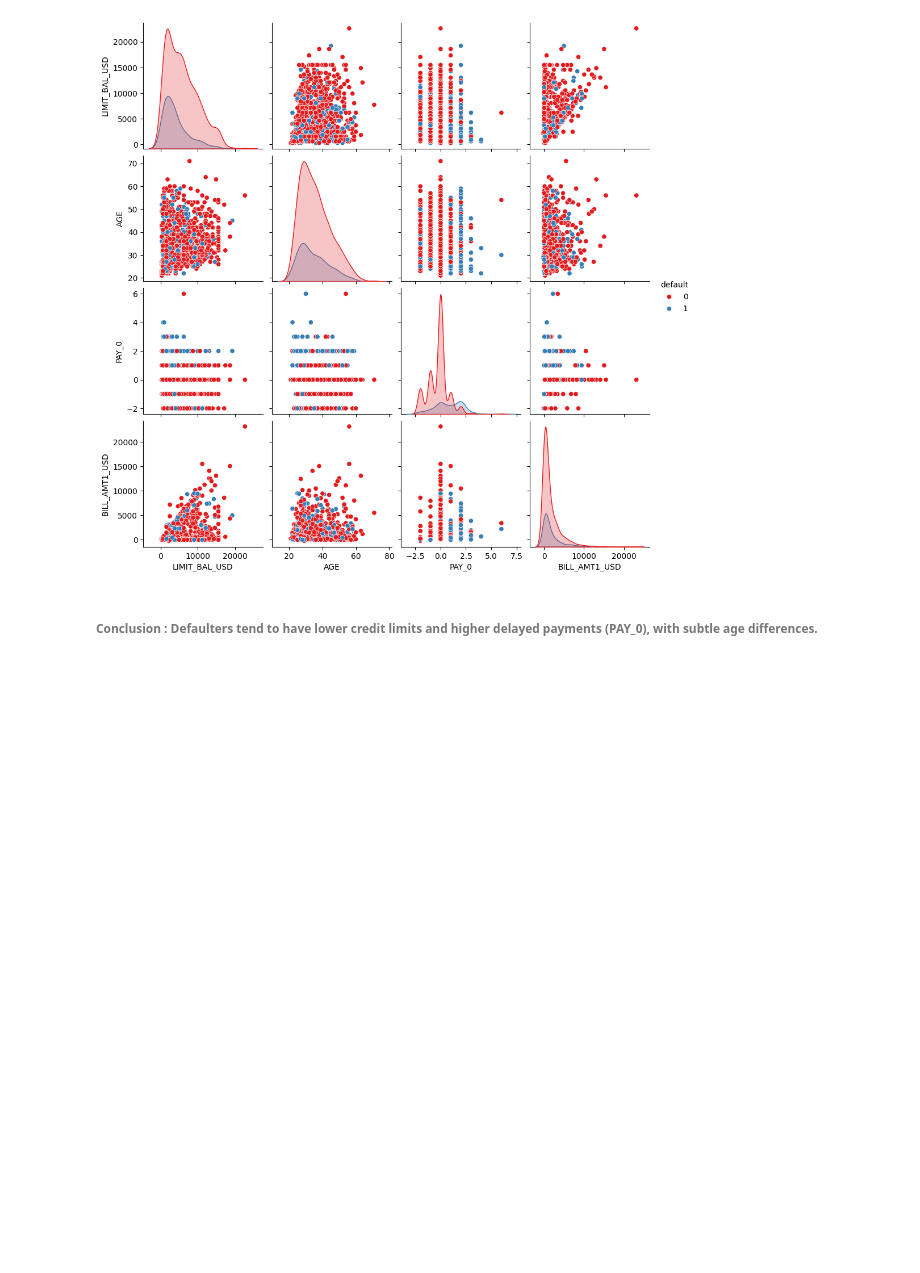
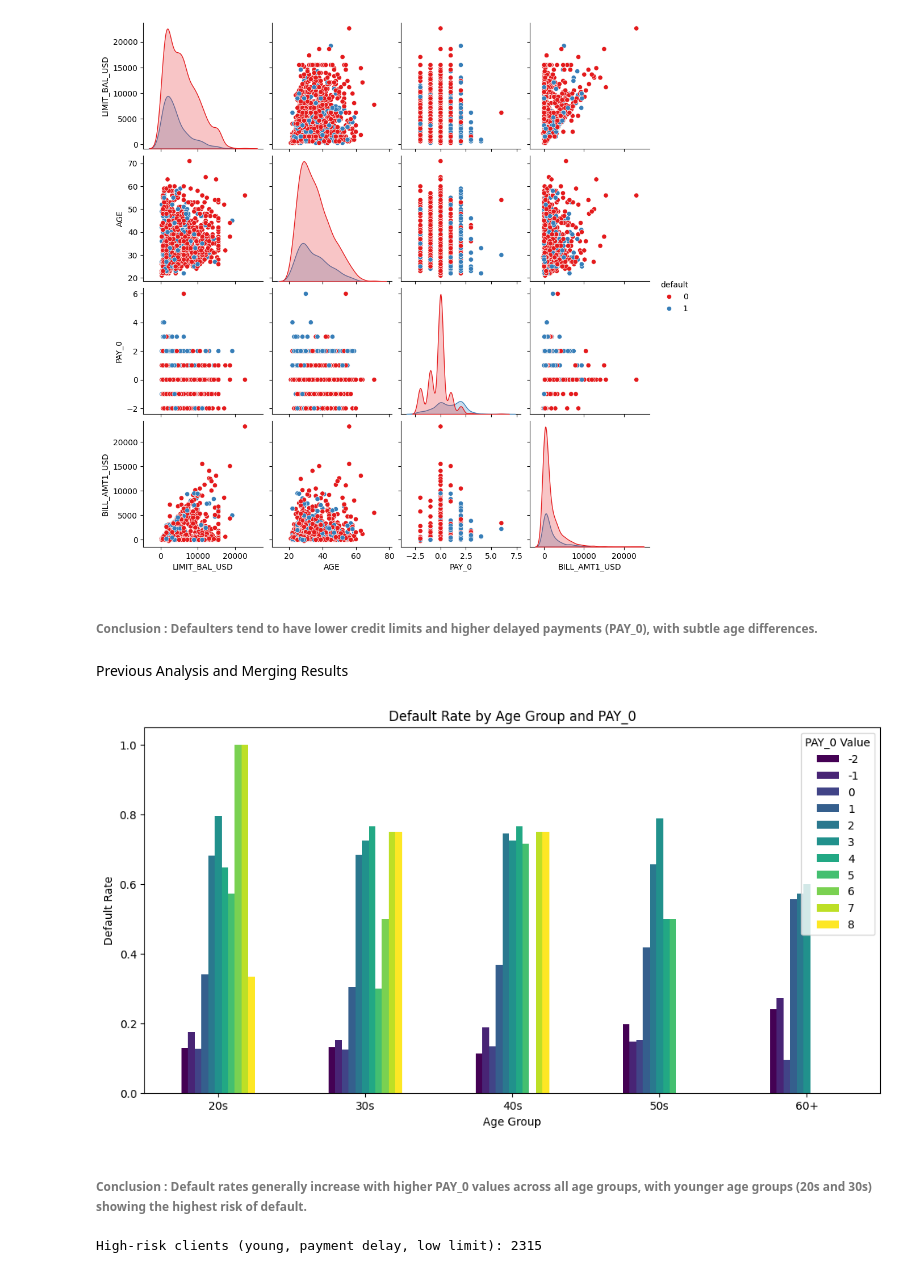
Before and after one commit to sonakshiprojects/CreditEDAproject, a Jupyter notebook: eda.ipynb, the cells around one changed output. Cells and saved outputs as stored; diff of their text form; code cells hidden in the pictures; blank space fills up the shorter version.

Commit message:
Previous Analysis and Merging Results

```diff
--- a/eda.ipynb
+++ b/eda.ipynb
@@ -21,10 +21,7 @@ df.rename(columns={'default.payment.next.month': 'default'}, inplace=True)
 nt_to_usd = 0.031
 
 # NT$ columns to convert and then drop
-nt_columns = ['LIMIT_BAL', 'BILL_AMT1', 'BILL_AMT2', 'BILL_AMT3',
-              'BILL_AMT4', 'BILL_AMT5', 'BILL_AMT6',
-              'PAY_AMT1', 'PAY_AMT2', 'PAY_AMT3',
-              'PAY_AMT4', 'PAY_AMT5', 'PAY_AMT6']
+nt_columns = ['LIMIT_BAL', 'BILL_AMT1', 'BILL_AMT2', 'BILL_AMT3', 'BILL_AMT4', 'BILL_AMT5', 'BILL_AMT6','PAY_AMT1', 'PAY_AMT2', 'PAY_AMT3','PAY_AMT4', 'PAY_AMT5', 'PAY_AMT6']
 
 # Create new USD columns and drop original NT$ ones
 for col in nt_columns:
@@ -335,3 +332,23 @@ plt.show()
 [figure]
 # %% [markdown]
 ###### Conclusion : Defaulters tend to have lower credit limits and higher delayed payments (PAY_0), with subtle age differences.
+# %% [markdown]
+Previous Analysis and Merging Results
+# %%
+grouped = df.groupby(['AGE_bin', 'PAY_0'])['default'].mean().unstack()
+grouped.plot(kind='bar', figsize=(12,6), colormap='viridis')
+plt.title('Default Rate by Age Group and PAY_0')
+plt.ylabel('Default Rate')
+plt.xlabel('Age Group')
+plt.legend(title='PAY_0 Value')
+plt.xticks(rotation=0)
+plt.show()
+# %% [output]
+[figure, added]
+# %% [markdown]
+###### Conclusion : Default rates generally increase with higher PAY_0 values across all age groups, with younger age groups (20s and 30s) showing the highest risk of default.
+# %%
+high_risk = df[(df['AGE'] < 30) & (df['PAY_0'] > 0) & (df['LIMIT_BAL_USD'] < 100000)]
+print("High-risk clients (young, payment delay, low limit):", len(high_risk))
+# %% [output]
+High-risk clients (young, payment delay, low limit): 2315
```
